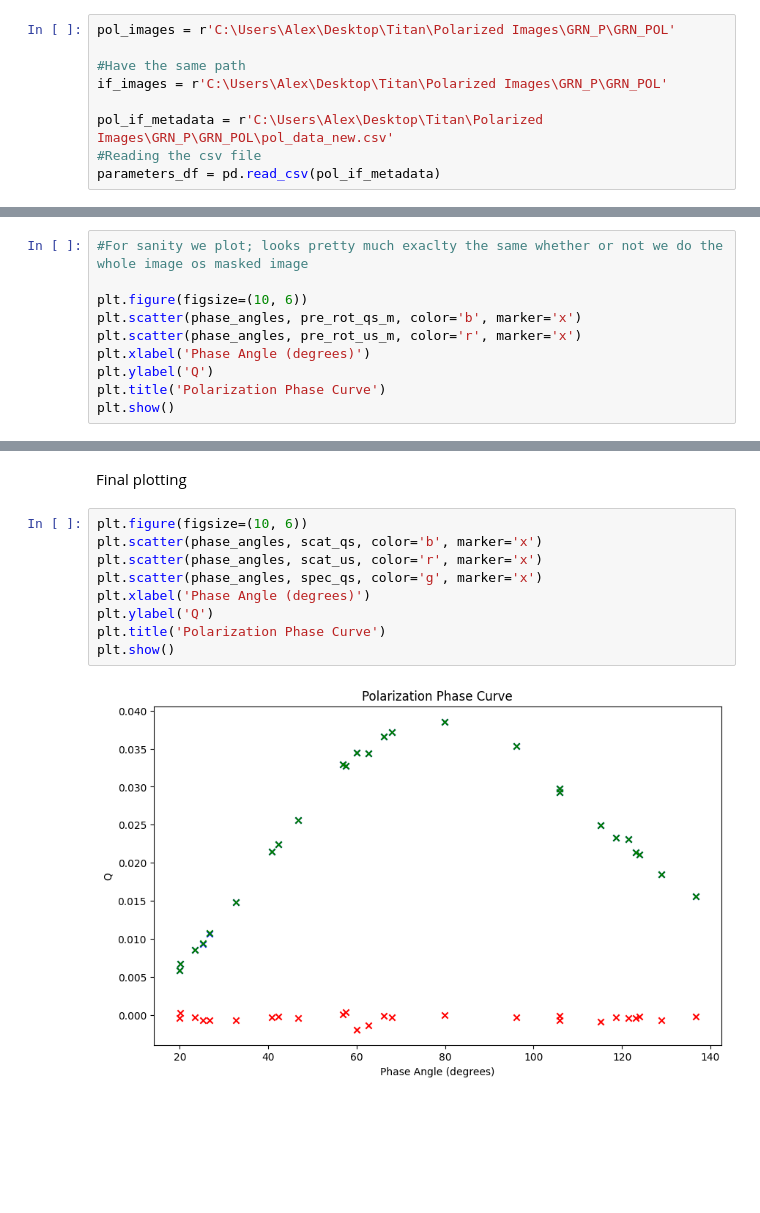
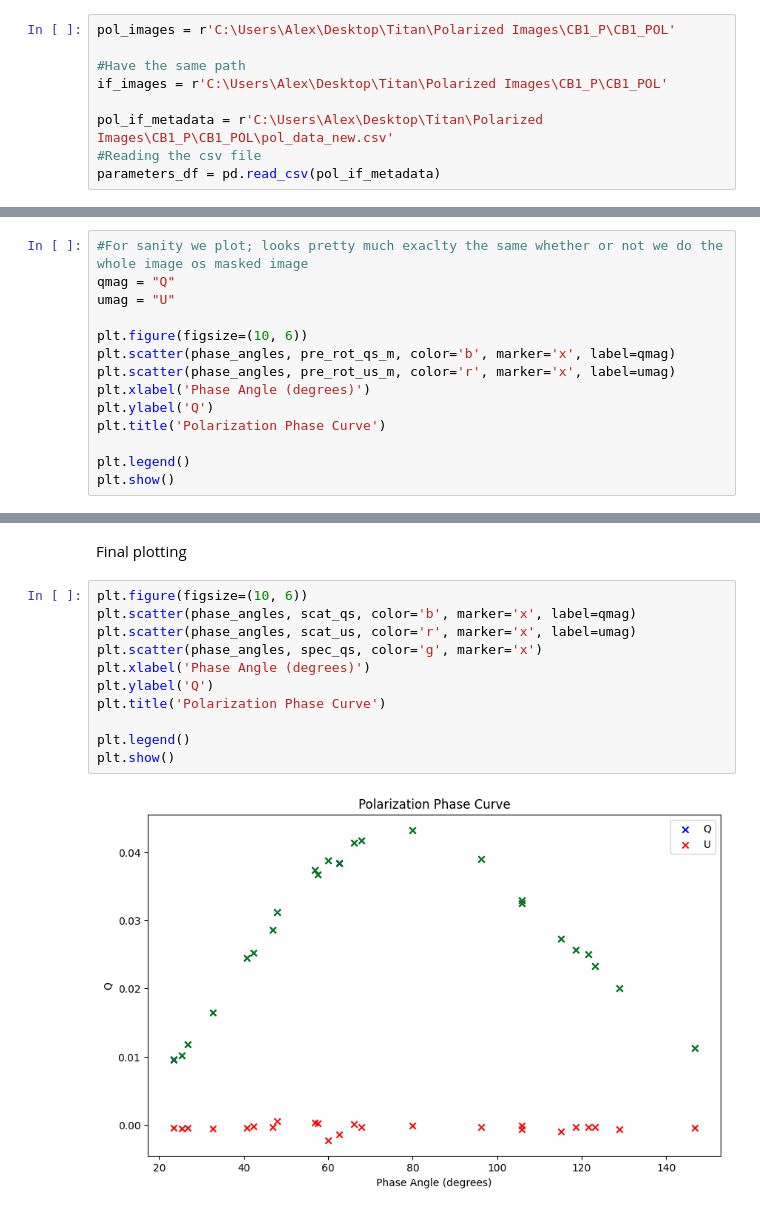
Before and after one commit to amedina-astr/Titan_LC, a Jupyter notebook: Polarization_curves.ipynb, the cells around one changed output, grey strips where cells are left out. Cells and saved outputs as stored; diff of their text form; blank space fills up the shorter version.

```diff
--- a/Polarization_curves.ipynb
+++ b/Polarization_curves.ipynb
@@ -21,12 +21,12 @@ import cv2
 # %% [markdown]
 Here, we input the path where the calibrated AND poalrized images are located. Of course, this is unique to my setup and the data that I have.
 # %%
-pol_images = r'C:\Users\Alex\Desktop\Titan\Polarized Images\GRN_P\GRN_POL'
+pol_images = r'C:\Users\Alex\Desktop\Titan\Polarized Images\CB1_P\CB1_POL'
 
 #Have the same path
-if_images = r'C:\Users\Alex\Desktop\Titan\Polarized Images\GRN_P\GRN_POL'
+if_images = r'C:\Users\Alex\Desktop\Titan\Polarized Images\CB1_P\CB1_POL'
 
-pol_if_metadata = r'C:\Users\Alex\Desktop\Titan\Polarized Images\GRN_P\GRN_POL\pol_data_new.csv'
+pol_if_metadata = r'C:\Users\Alex\Desktop\Titan\Polarized Images\CB1_P\CB1_POL\pol_data_new.csv'
 #Reading the csv file
 parameters_df = pd.read_csv(pol_if_metadata)
 # %% [markdown]
@@ -607,12 +572,16 @@ Mean U relative error: 0.15636457542466356
 Less than 5% across both Q and U components of the Stokes vectora means that using either the whole image or the masked image is negligible, buyt for consistency, I plot the masked version.
 # %%
 #For sanity we plot; looks pretty much exaclty the same whether or not we do the whole image os masked image
+qmag = "Q"
+umag = "U"
 
 plt.figure(figsize=(10, 6))
-plt.scatter(phase_angles, pre_rot_qs_m, color='b', marker='x')
-plt.scatter(phase_angles, pre_rot_us_m, color='r', marker='x')
+plt.scatter(phase_angles, pre_rot_qs_m, color='b', marker='x', label=qmag)
+plt.scatter(phase_angles, pre_rot_us_m, color='r', marker='x', label=umag)
 plt.xlabel('Phase Angle (degrees)')
 plt.ylabel('Q')
 plt.title('Polarization Phase Curve')
+
+plt.legend()
 plt.show()
 # %% [output]
@@ -801,12 +807,14 @@ N1617165_Pol.vic: -0.02978788873578212, -0.0006394663503980543, 0.02979475176182
 Final plotting
 # %%
 plt.figure(figsize=(10, 6))
-plt.scatter(phase_angles, scat_qs, color='b', marker='x')
-plt.scatter(phase_angles, scat_us, color='r', marker='x')
+plt.scatter(phase_angles, scat_qs, color='b', marker='x', label=qmag)
+plt.scatter(phase_angles, scat_us, color='r', marker='x', label=umag)
 plt.scatter(phase_angles, spec_qs, color='g', marker='x')
 plt.xlabel('Phase Angle (degrees)')
 plt.ylabel('Q')
 plt.title('Polarization Phase Curve')
+
+plt.legend()
 plt.show()
 # %% [output]
-[figure, old version]
+[figure, new version]
```
Also changed, not shown: parts of 17 cells of this notebook, 1 other file.
